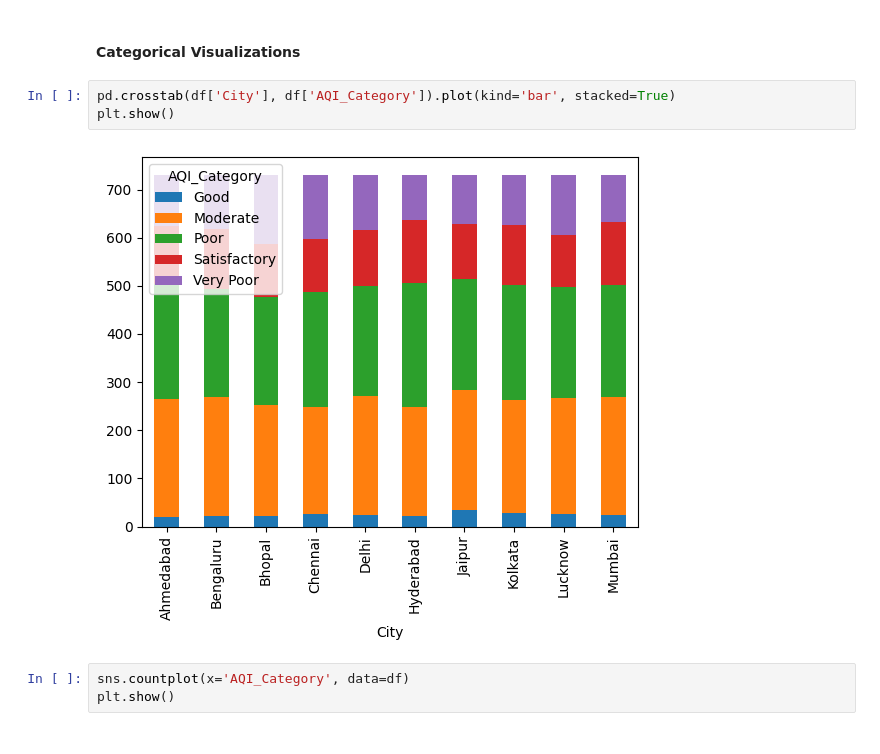
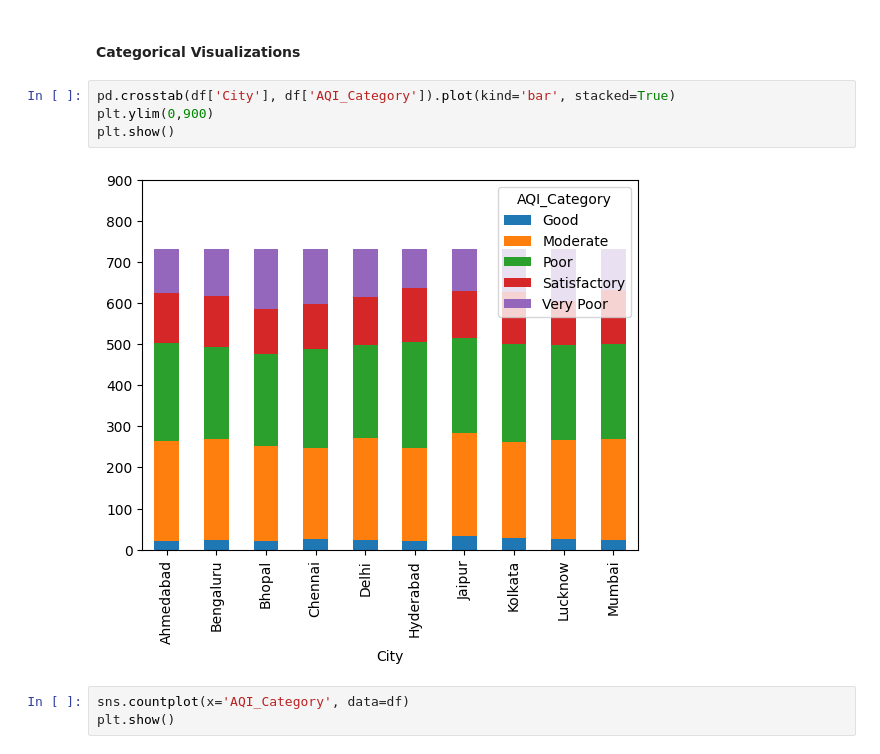
Before and after one commit to Hafizmuhammedk/data-science-essentials, a Jupyter notebook: practice/climate_dataset.ipynb, the cells around one changed output. Saved outputs shown, nothing was run; the diff lists cells and outputs as text.

```diff
--- a/practice/climate_dataset.ipynb
+++ b/practice/climate_dataset.ipynb
@@ -702,9 +705,10 @@ plt.show()
 #### Categorical Visualizations
 # %%
 pd.crosstab(df['City'], df['AQI_Category']).plot(kind='bar', stacked=True)
+plt.ylim(0,900)
 plt.show()
 # %% [output]
-[figure, old version]
+[figure, new version]
 # %%
 sns.countplot(x='AQI_Category', data=df)
 plt.show()
```
Also changed, not shown: parts of 2 cells of this notebook.
